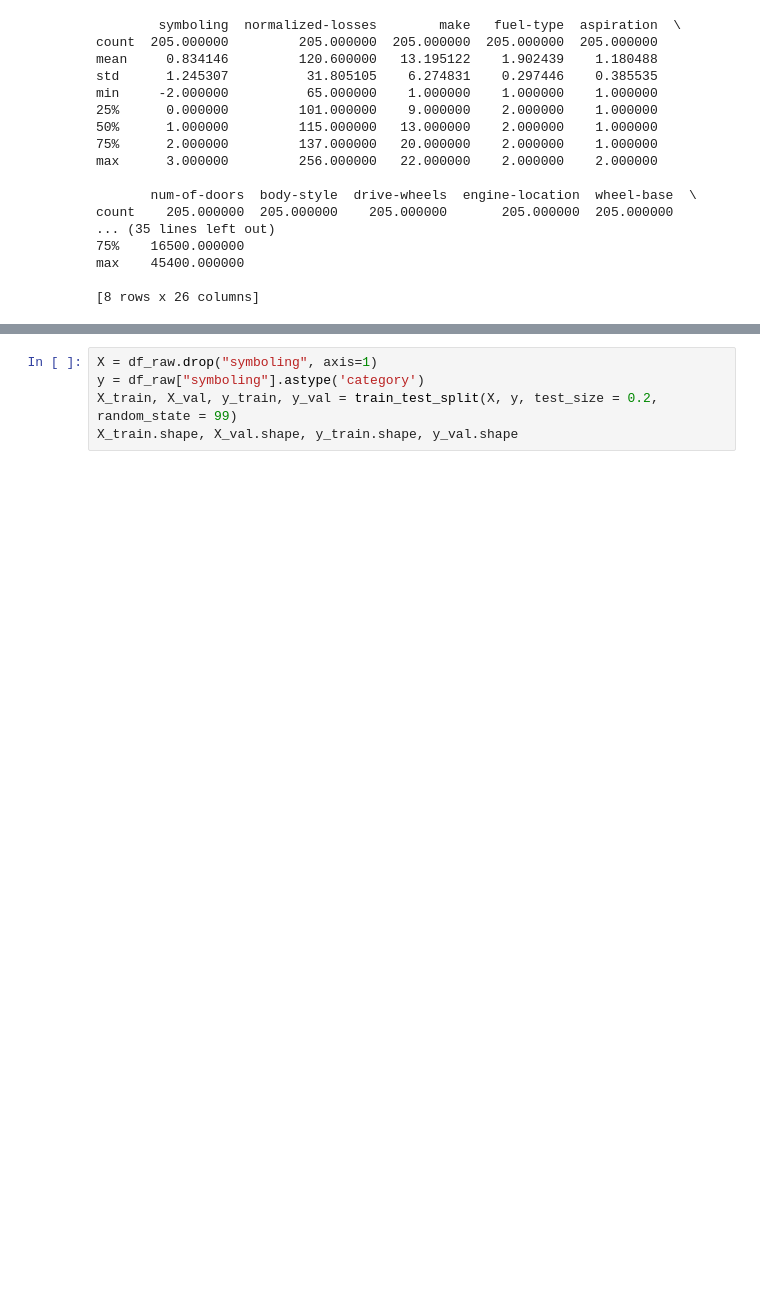
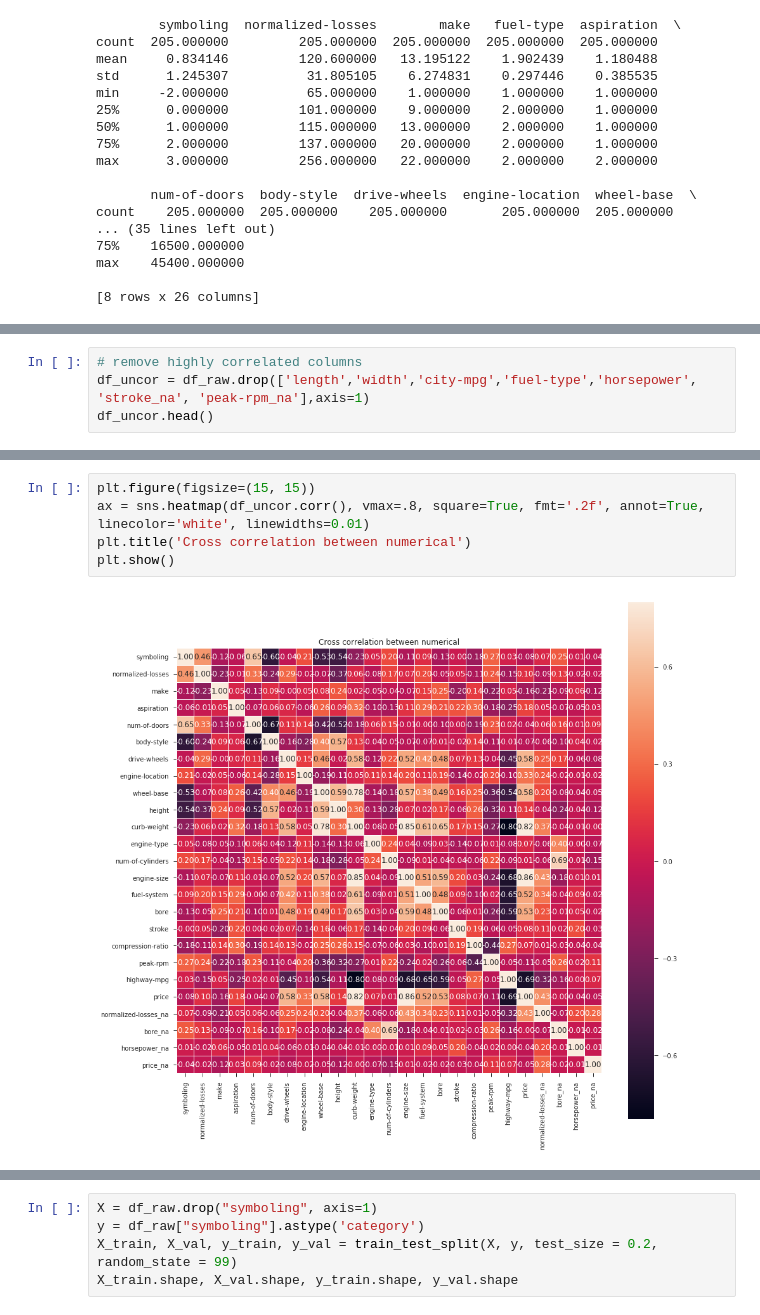
Before and after one commit to ck-unifr/auto1, a Jupyter notebook: auto1.ipynb, the cells around one changed output, grey strips where cells are left out. Drawn from its saved outputs; the diff is of its cells as text; blank space fills up the shorter version.

```diff
--- a/auto1.ipynb
+++ b/auto1.ipynb
@@ -140,0 +271,4 @@ max    45400.000000
+# %%
+# remove highly correlated columns
+df_uncor = df_raw.drop(['length','width','city-mpg','fuel-type','horsepower', 'stroke_na', 'peak-rpm_na'],axis=1)
+df_uncor.head()
@@ -140,0 +283,7 @@ max    45400.000000
+# %%
+plt.figure(figsize=(15, 15))
+ax = sns.heatmap(df_uncor.corr(), vmax=.8, square=True, fmt='.2f', annot=True, linecolor='white', linewidths=0.01)
+plt.title('Cross correlation between numerical')
+plt.show()
+# %% [output]
+[figure, added]
```
Also changed, not shown: parts of 38 cells of this notebook.
